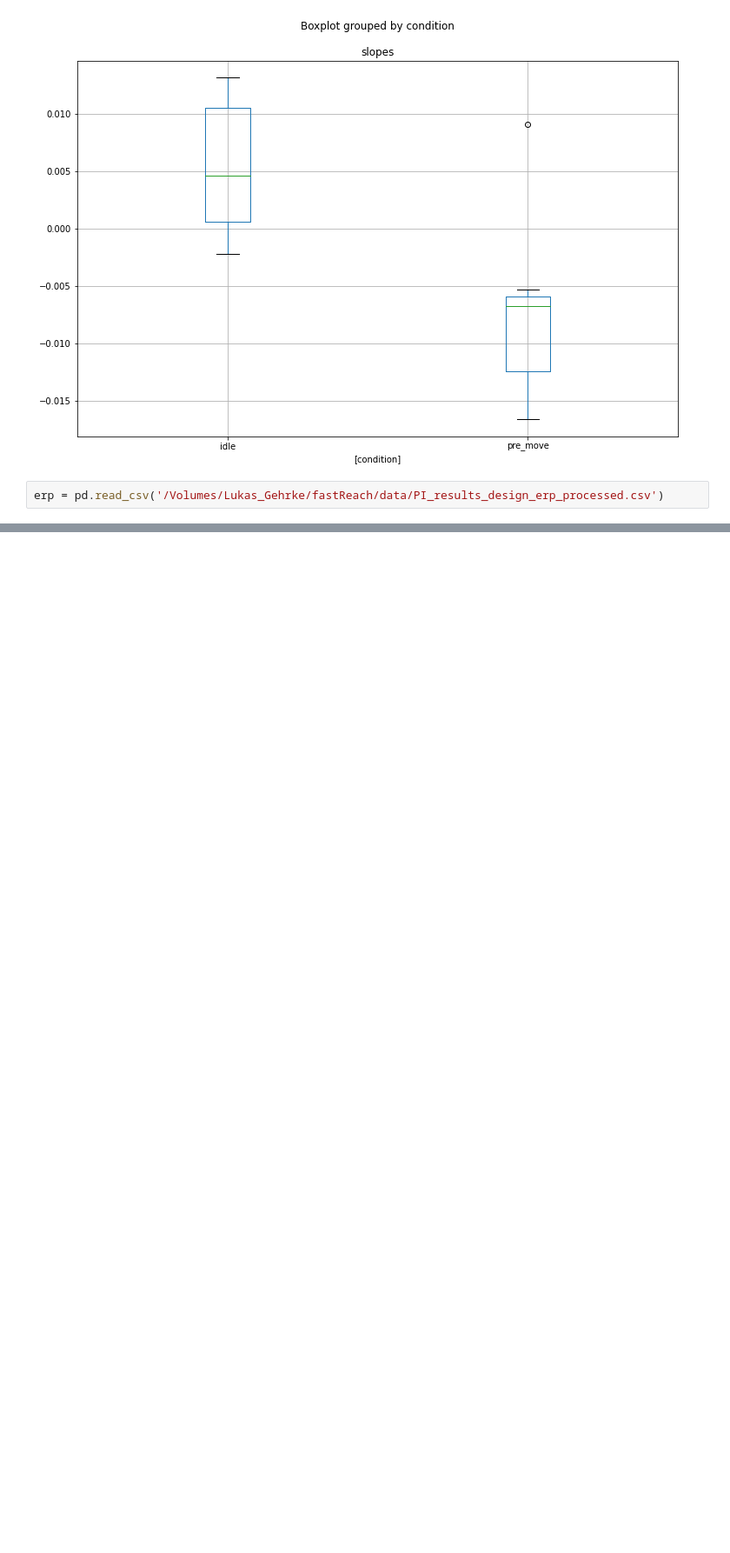
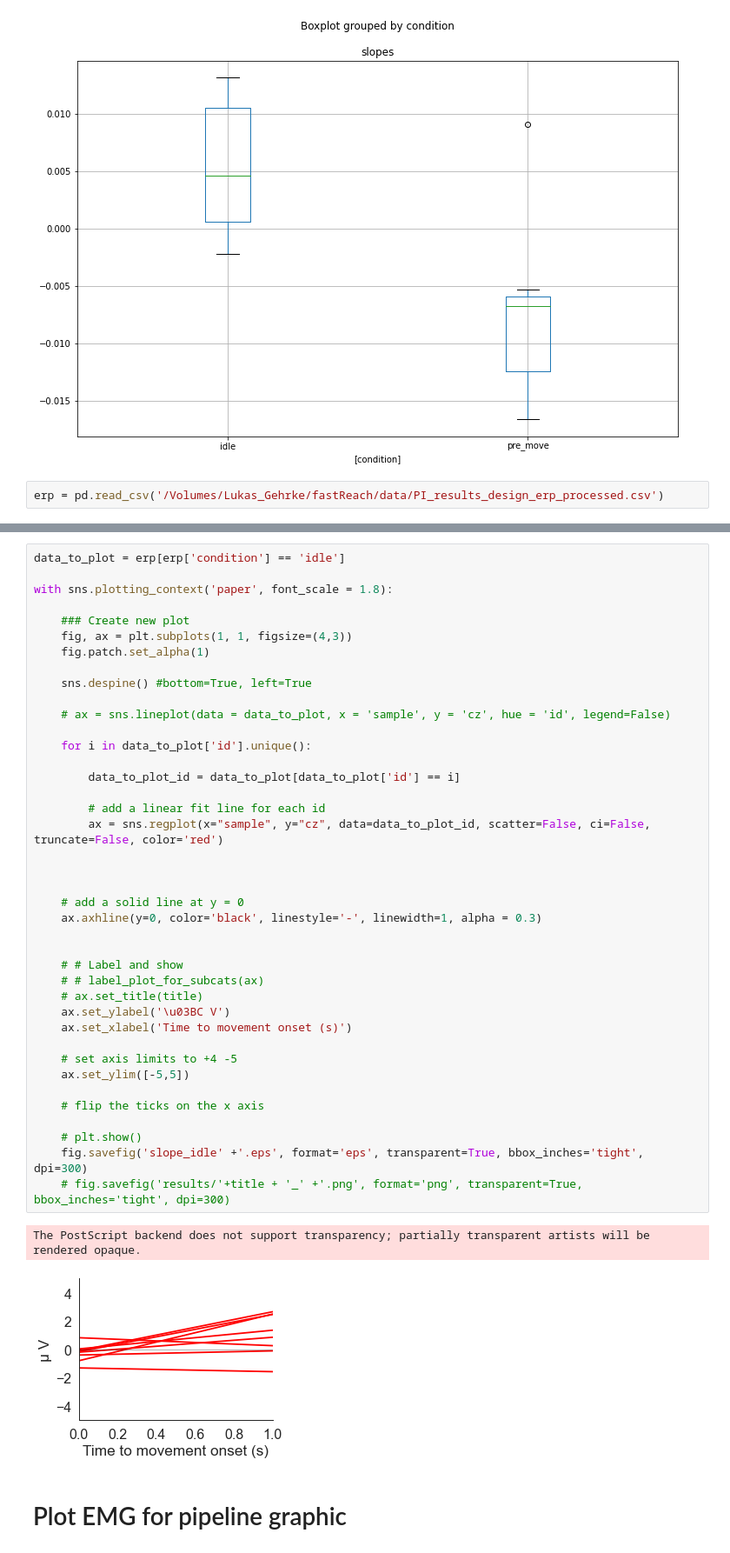
Before and after one commit to lukasgehrke/2021-fastReach, a Jupyter notebook: analyses/Lukas/slope_boxplot.ipynb, the cells around one changed output, grey strips where cells are left out. Shown at 87% size. Cells and saved outputs as stored; diff of their text form; blank space fills up the shorter version.

```diff
--- a/analyses/Lukas/slope_boxplot.ipynb
+++ b/analyses/Lukas/slope_boxplot.ipynb
@@ -62,0 +60,45 @@ The PostScript backend does not support transparency; partially transparent arti
+# %%
+data_to_plot = erp[erp['condition'] == 'idle']
+
+with sns.plotting_context('paper', font_scale = 1.8):
+
+    ### Create new plot
+    fig, ax = plt.subplots(1, 1, figsize=(4,3))
+    fig.patch.set_alpha(1)
+
+    sns.despine() #bottom=True, left=True
+
+    # ax = sns.lineplot(data = data_to_plot, x = 'sample', y = 'cz', hue = 'id', legend=False)
+
+    for i in data_to_plot['id'].unique():
+
+        data_to_plot_id = data_to_plot[data_to_plot['id'] == i]
+
+        # add a linear fit line for each id
+        ax = sns.regplot(x="sample", y="cz", data=data_to_plot_id, scatter=False, ci=False, truncate=False, color='red')
+
+
+
+    # add a solid line at y = 0
+    ax.axhline(y=0, color='black', linestyle='-', linewidth=1, alpha = 0.3)
+
+
+    # # Label and show
+    # # label_plot_for_subcats(ax)
+    # ax.set_title(title)
+    ax.set_ylabel('\u03BC V')
+    ax.set_xlabel('Time to movement onset (s)')
+
+    # set axis limits to +4 -5
+    ax.set_ylim([-5,5])
+
+    # flip the ticks on the x axis
+
+    # plt.show()
+    fig.savefig('slope_idle' +'.eps', format='eps', transparent=True, bbox_inches='tight', dpi=300)
+    # fig.savefig('results/'+title + '_' +'.png', format='png', transparent=True, bbox_inches='tight', dpi=300)
+# %% [output]
+The PostScript backend does not support transparency; partially transparent artists will be rendered opaque.
+[figure, added]
+# %% [markdown]
+# Plot EMG for pipeline graphic
```
Also changed, not shown: parts of 5 cells of this notebook, 49 other files.
